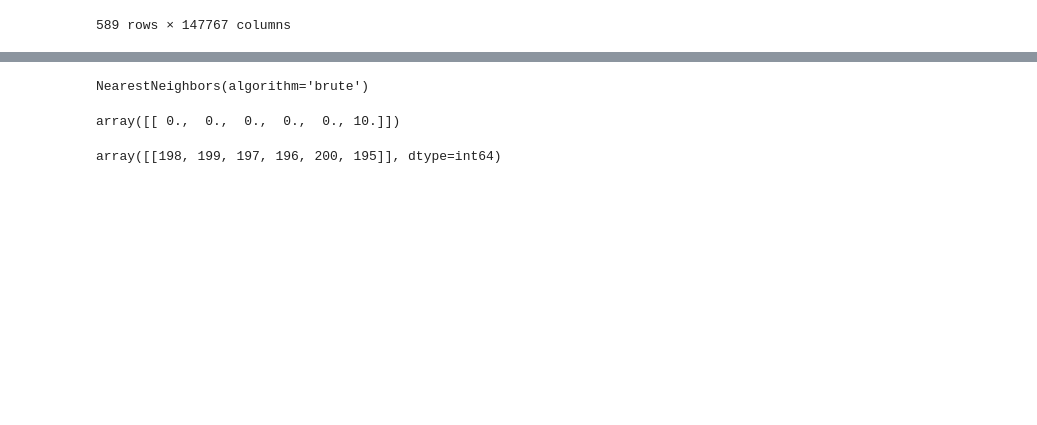
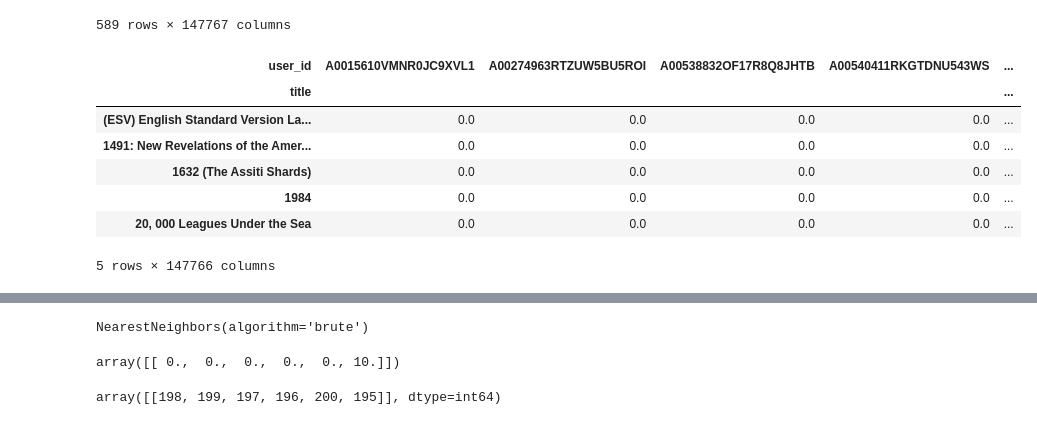
Before and after one commit to RodrigoRalhaMoreira/WinterHackhatonFCT, a Jupyter notebook: WinterHackathonAmazonDataSet.ipynb, the cells around one changed output, grey strips where cells are left out. Cells and saved outputs as stored; diff of their text form; code cells hidden in the pictures; blank space fills up the shorter version.

```diff
--- a/WinterHackathonAmazonDataSet.ipynb
+++ b/WinterHackathonAmazonDataSet.ipynb
@@ -236,3 +238,13 @@ authors_matrix = authors_matrix.filter(regex=pattern)
 authors_matrix = authors_matrix.groupby('title').sum()
 # %%
 final_matrix = matrix_ratings.merge(authors_matrix, on='title')
+final_matrix.head()
+# %% [output]
+| user_id | A0015610VMNR0JC9XVL1 | A00274963RTZUW5BU5ROI | A00538832OF17R8Q8JHTB | A00540411RKGTDNU543WS | ... |
+| title |  |  |  |  | ... |
+| (ESV) English Standard Version La... | 0.0 | 0.0 | 0.0 | 0.0 | ... |
+| 1491: New Revelations of the Amer... | 0.0 | 0.0 | 0.0 | 0.0 | ... |
+| 1632 (The Assiti Shards) | 0.0 | 0.0 | 0.0 | 0.0 | ... |
+| 1984 | 0.0 | 0.0 | 0.0 | 0.0 | ... |
+| 20, 000 Leagues Under the Sea | 0.0 | 0.0 | 0.0 | 0.0 | ... |
+5 rows × 147766 columns
```
Also changed, not shown: parts of 6 cells of this notebook.
